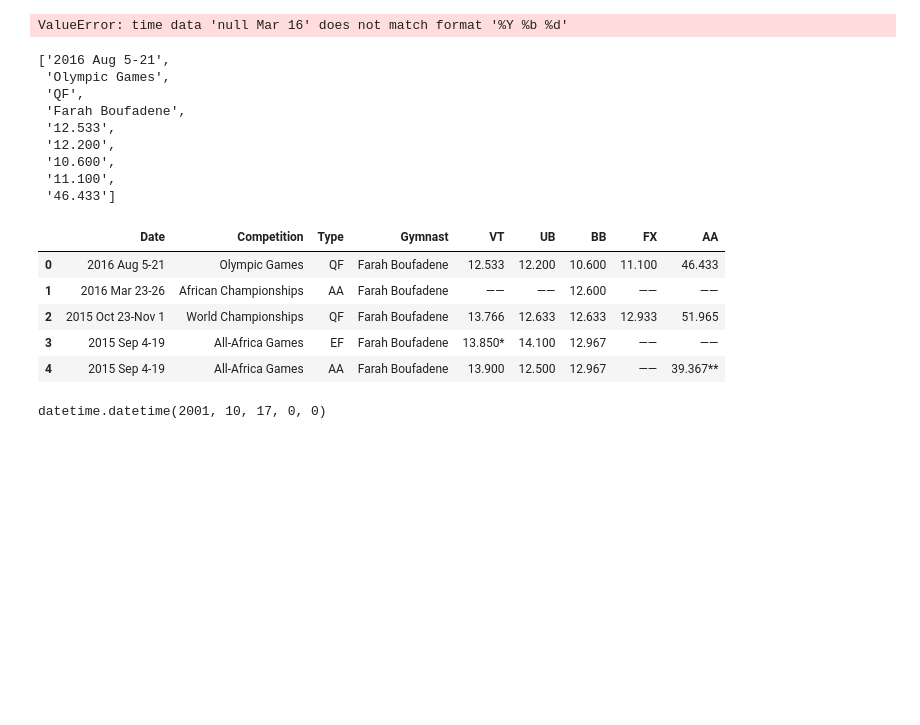
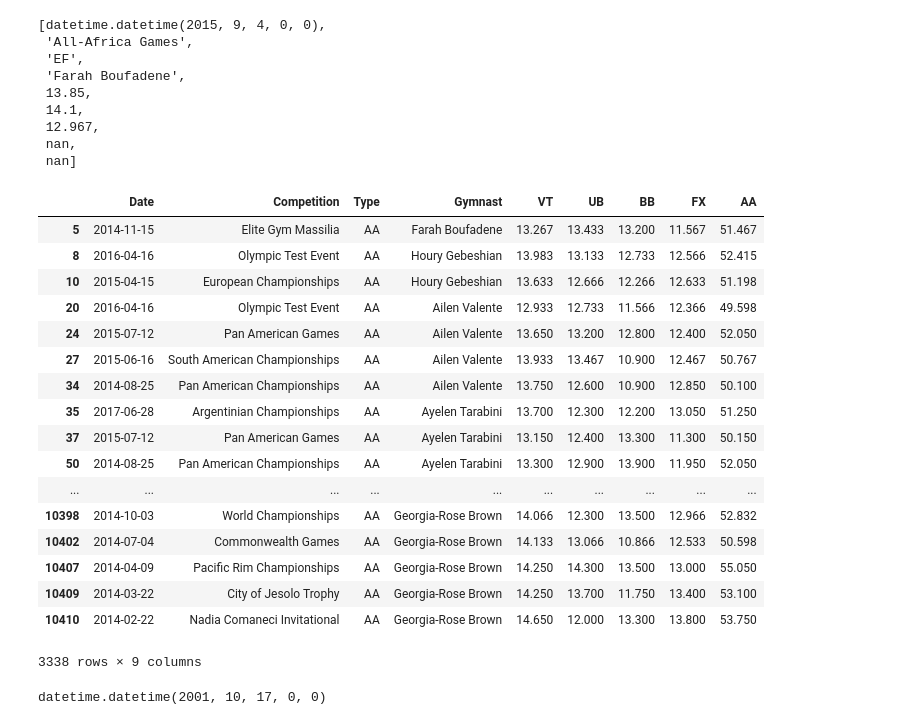
Before and after one commit to jacomago/gymnastAnalysis, a Jupyter notebook: notebooks/16-oct-2017-jacomago.ipynb, the cells around one changed output. Cells and saved outputs as stored; diff of their text form; code cells hidden in the pictures; blank space fills up the shorter version.

Commit message:
better data storage and reading

```diff
--- a/notebooks/16-oct-2017-jacomago.ipynb
+++ b/notebooks/16-oct-2017-jacomago.ipynb
@@ -8,7 +8,7 @@ strptime = datetime.strptime
 event_columns = ["Date", "Competition","Type","Gymnast", "VT","UB","BB","FX","AA" ]
 gymnast_columns = ["Full Name", "Birthdate","Nation", "Status"]
 # %%
-f = open("../data/raw/2017-10-14T16-34-08.json", 'r')
+f = open("../data/raw/2017-10-22T17-39-10.json", 'r')
 
 js = json.load(f)
 
@@ -45,49 +45,60 @@ def get_gymnast_data(g, gymnast_columns):
 # %%
 def get_time(year, date):
     return strptime(year + " " + date.split("-")[0],"%Y %b %d")
-# %%
-def get_event_data(year_number, event, name, event_columns):
-    time= get_time(year_number, event["Date"])
-    return [time,
-            event["Competition"],
-            event["Type"],
-            name]+ [event[x] for x in event_columns[4:]]
+# %%
+def get_event_data( event, event_columns):
+    event_data = [event[k] for k in event_columns]
+    event_data[0] = strptime(event_data[0], '%Y-%m-%d %H:%M:%S')
+    for i in range(4, 9):
+        e = event_data[i]
+        if e is None or not e[0].isdigit():
+            event_data[i] = np.NaN
+        else:
+            event_data[i] = float(e.split('*')[0])
+    return event_data
 # %%
 events = []
 gymnasts = []
 for g in js:
     gymnasts.append(get_gymnast_data(g, gymnast_columns))
     events_js=list(g.values())[0]['Events']
-    name = list(g.keys())[0]
-    for year in events_js.keys():
-        year_number = year.split(' ')[0]
-        for event in events_js[year]:
-            events.append(get_event_data(year_number, event, name, event_columns))
+    for event in events_js:
+        events.append(get_event_data(event, event_columns))
-# %% [output]
-ValueError: time data 'null Mar 16' does not match format '%Y %b %d'
 # %%
-events[0]
+events[3]
 # %% [output]
-['2016 Aug 5-21',
- 'Olympic Games',
- 'QF',
+[datetime.datetime(2015, 9, 4, 0, 0),
+ 'All-Africa Games',
+ 'EF',
  'Farah Boufadene',
- '12.533',
- '12.200',
- '10.600',
- '11.100',
- '46.433']
+ 13.85,
+ 14.1,
+ 12.967,
+ nan,
+ nan]
 # %%
 df = pd.DataFrame(events, columns=event_columns)
-# %%
-df.head()
-# %% [output]
-|  | Date | Competition | Type | Gymnast | VT | UB | BB | FX | AA |
-| 0 | 2016 Aug 5-21 | Olympic Games | QF | Farah Boufadene | 12.533 | 12.200 | 10.600 | 11.100 | 46.433 |
-| 1 | 2016 Mar 23-26 | African Championships | AA | Farah Boufadene | —— | —— | 12.600 | —— | —— |
-| 2 | 2015 Oct 23-Nov 1 | World Championships | QF | Farah Boufadene | 13.766 | 12.633 | 12.633 | 12.933 | 51.965 |
-| 3 | 2015 Sep 4-19 | All-Africa Games | EF | Farah Boufadene | 13.850* | 14.100 | 12.967 | —— | —— |
-| 4 | 2015 Sep 4-19 | All-Africa Games | AA | Farah Boufadene | 13.900 | 12.500 | 12.967 | —— | 39.367** |
+# %%
+df[df['Type']=='AA'].dropna()
+# %% [output]
+|  | Date | Competition | Type | Gymnast | VT | UB | BB | FX | AA |
+| 5 | 2014-11-15 | Elite Gym Massilia | AA | Farah Boufadene | 13.267 | 13.433 | 13.200 | 11.567 | 51.467 |
+| 8 | 2016-04-16 | Olympic Test Event | AA | Houry Gebeshian | 13.983 | 13.133 | 12.733 | 12.566 | 52.415 |
+| 10 | 2015-04-15 | European Championships | AA | Houry Gebeshian | 13.633 | 12.666 | 12.266 | 12.633 | 51.198 |
+| 20 | 2016-04-16 | Olympic Test Event | AA | Ailen Valente | 12.933 | 12.733 | 11.566 | 12.366 | 49.598 |
+| 24 | 2015-07-12 | Pan American Games | AA | Ailen Valente | 13.650 | 13.200 | 12.800 | 12.400 | 52.050 |
+| 27 | 2015-06-16 | South American Championships | AA | Ailen Valente | 13.933 | 13.467 | 10.900 | 12.467 | 50.767 |
+| 34 | 2014-08-25 | Pan American Championships | AA | Ailen Valente | 13.750 | 12.600 | 10.900 | 12.850 | 50.100 |
+| 35 | 2017-06-28 | Argentinian Championships | AA | Ayelen Tarabini | 13.700 | 12.300 | 12.200 | 13.050 | 51.250 |
+| 37 | 2015-07-12 | Pan American Games | AA | Ayelen Tarabini | 13.150 | 12.400 | 13.300 | 11.300 | 50.150 |
+| 50 | 2014-08-25 | Pan American Championships | AA | Ayelen Tarabini | 13.300 | 12.900 | 13.900 | 11.950 | 52.050 |
+| ... | ... | ... | ... | ... | ... | ... | ... | ... | ... |
+| 10398 | 2014-10-03 | World Championships | AA | Georgia-Rose Brown | 14.066 | 12.300 | 13.500 | 12.966 | 52.832 |
+| 10402 | 2014-07-04 | Commonwealth Games | AA | Georgia-Rose Brown | 14.133 | 13.066 | 10.866 | 12.533 | 50.598 |
+| 10407 | 2014-04-09 | Pacific Rim Championships | AA | Georgia-Rose Brown | 14.250 | 14.300 | 13.500 | 13.000 | 55.050 |
+| 10409 | 2014-03-22 | City of Jesolo Trophy | AA | Georgia-Rose Brown | 14.250 | 13.700 | 11.750 | 13.400 | 53.100 |
+| 10410 | 2014-02-22 | Nadia Comaneci Invitational | AA | Georgia-Rose Brown | 14.650 | 12.000 | 13.300 | 13.800 | 53.750 |
+3338 rows × 9 columns
 # %%
 parser.parse(gymnasts[3][1])
 # %% [output]
```
Also changed, not shown: parts of 1 cell of this notebook, 2 other files.
